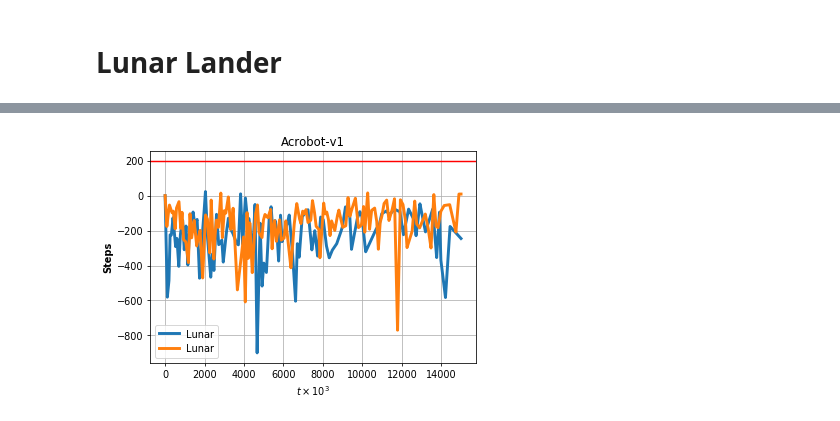
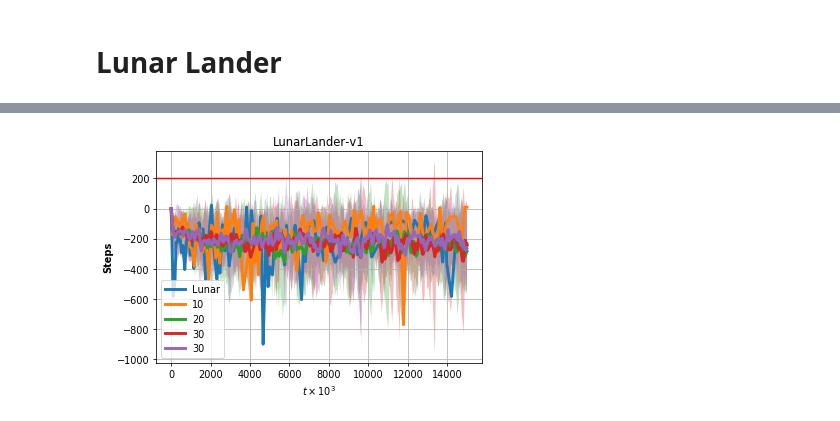
Before and after one commit to anhddo/oppoliter, a Jupyter notebook: notebook/ls-avg-reward.ipynb, the cells around one changed output, grey strips where cells are left out. Drawn from its saved outputs; the diff is of its cells as text; code cells hidden in the pictures.

```diff
--- a/notebook/ls-avg-reward.ipynb
+++ b/notebook/ls-avg-reward.ipynb
@@ -287,21 +404,28 @@ algo-val-env-LunarLander-v2-fourier_order-2-beta-3.0-lambda-1.0-step-15000-disco
 # %%
 # paths = [i for i in glob.glob('../tmp/**') if 'Acrobot' in i and '30000' in i and 'repeat-30' in i and 'sample_len-5-n_eval-1' in i]
 # beta = [get_beta(e) for e in paths]
 
 plt.grid()
 M = preprocess('../tmp/algo-val-env-LunarLander-v2-fourier_order-2-beta-3.0-lambda-1.0-step-15000-discount-0.999-sample_len-5-n_eval-1-repeat-1-bonus-False')
 line_95_percent(M, 'Lunar')
 M = preprocess('../tmp/algo-val-env-LunarLander-v2-fourier_order-2-beta-10.0-lambda-1.0-step-15000-discount-0.999-sample_len-5-n_eval-1-repeat-1-bonus-True')
-line_95_percent(M, 'Lunar')
+line_95_percent(M, '10')
+M = preprocess('../tmp/algo-val-env-LunarLander-v2-fourier_order-2-beta-20.0-lambda-1.0-step-15000-discount-0.999-sample_len-5-n_eval-1-repeat-10-bonus-True')
+line_95_percent(M, '20')
+M = preprocess('../tmp/algo-val-env-LunarLander-v2-fourier_order-2-beta-30.0-lambda-1.0-step-15000-discount-0.999-sample_len-5-n_eval-1-repeat-10-bonus-True')
+line_95_percent(M, '30')
+M = preprocess('../tmp/algo-val-env-LunarLander-v2-fourier_order-2-beta-50.0-lambda-1.0-step-15000-discount-0.999-sample_len-5-n_eval-1-repeat-10-bonus-True')
+line_95_percent(M, '30')
+
 
 plt.xlabel('t', fontweight='bold')
 plt.ylabel('Steps', fontweight='bold')
 plt.axhline(200, color='r')
 # plt.yticks([-1.2,-0.5,0,0.25, 0.4])
 # plt.xticks(range(0, 16000, 5000), range(0,16,5))
 plt.xlabel(r'$t\times 10^3$', fontweight='bold')
-plt.title('Acrobot-v1')
+plt.title('LunarLander-v1')
 plt.legend()
-plt.savefig('acrobot-v1', dpi=300)
+plt.savefig('lunar-v2', dpi=300)
 # %% [output]
-[figure, old version]
+[figure, new version]
```
Also changed, not shown: parts of 12 cells of this notebook, 7 other files.
